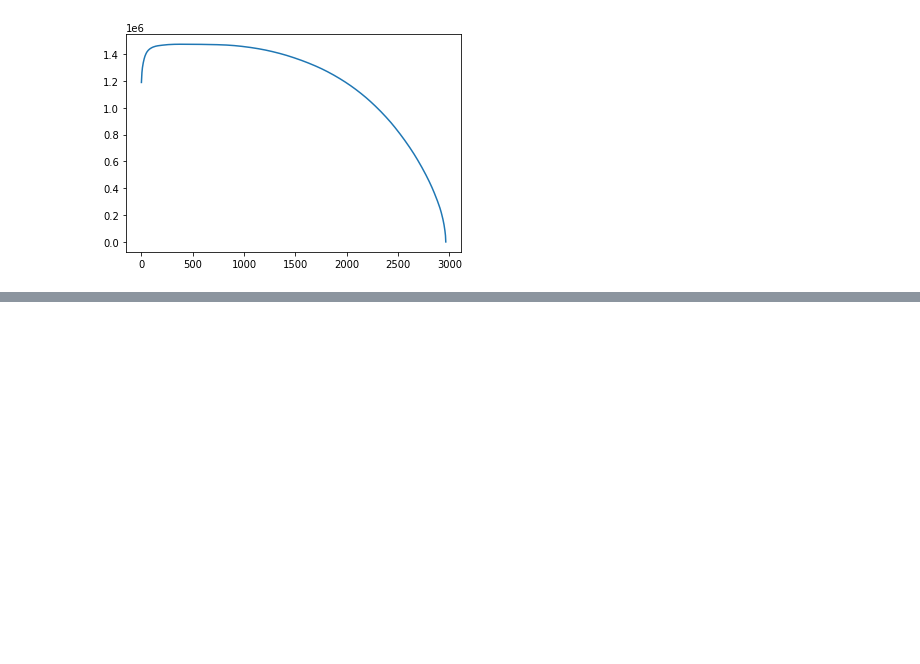
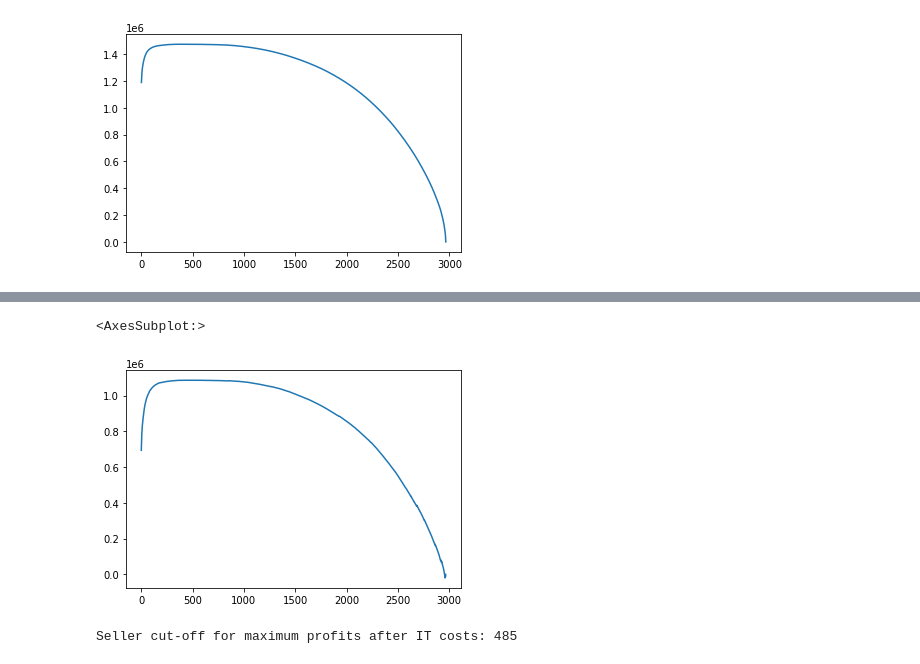
Before and after one commit to trouni/batch-796, a Jupyter notebook: recaps/decision-science/04-logistic-regression/seller_pnl_recap.ipynb, the cells around one changed output, grey strips where cells are left out. Saved outputs shown, nothing was run; the diff lists cells and outputs as text; code cells hidden in the pictures; blank space fills up the shorter version.

```diff
--- a/recaps/decision-science/04-logistic-regression/seller_pnl_recap.ipynb
+++ b/recaps/decision-science/04-logistic-regression/seller_pnl_recap.ipynb
@@ -109,7 +109,8 @@ sorted_sellers.profits_before_it_costs.plot()
 <AxesSubplot:>
 [figure]
 # %%
-sorted_sellers.profits_before_it_costs.cumsum().plot()
+cumulative_seller_profits = sorted_sellers.profits_before_it_costs.cumsum()
+cumulative_seller_profits.plot()
 # %% [output]
 <AxesSubplot:>
 [figure]
@@ -133,0 +161,10 @@ it_costs = alpha * num_orders ** 0.5
+# %%
+(total_olist_profits - cumulative_seller_profits - cumulative_it_costs).plot()
+# %% [output]
+<AxesSubplot:>
+[figure, added]
+# %%
+max_profits_idx = (total_olist_profits - cumulative_seller_profits - cumulative_it_costs).idxmax()
+print(f"Seller cut-off for maximum profits after IT costs: {max_profits_idx}")
+# %% [output]
+Seller cut-off for maximum profits after IT costs: 485
```
Also changed, not shown: parts of 7 cells of this notebook.
